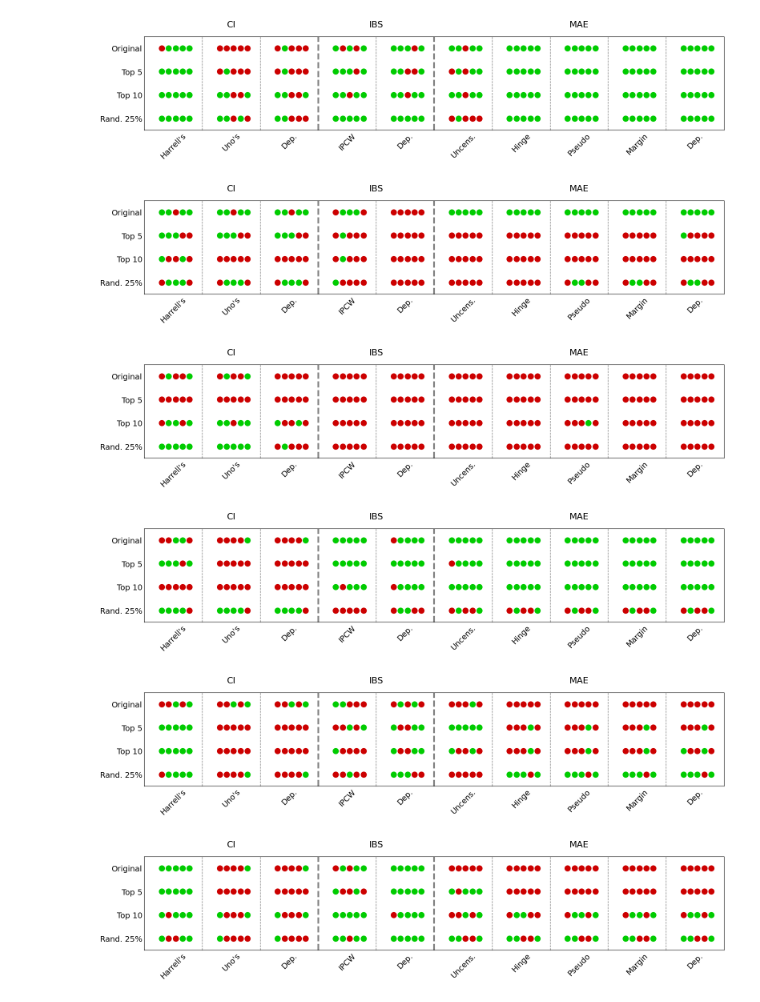
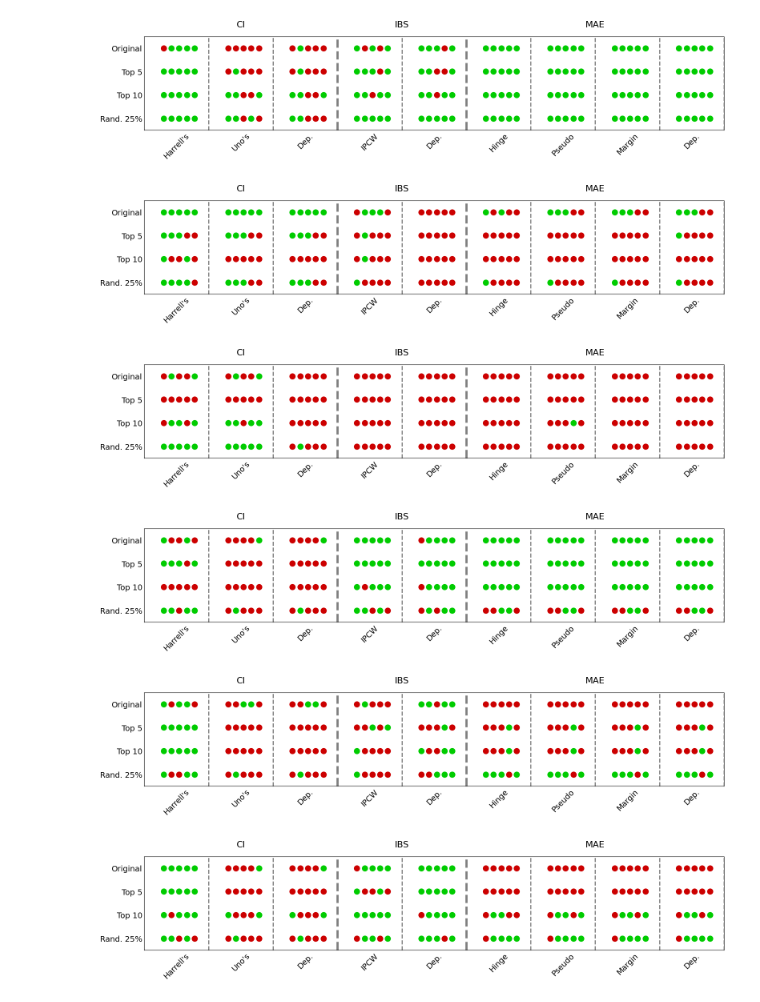
Before and after one commit to thecml/DependentEVAL, a Jupyter notebook: notebooks/plot_semisynthetic_ranking.ipynb, the cells around one changed output. Drawn from its saved outputs; the diff is of its cells as text; code cells hidden in the pictures.

```diff
--- a/notebooks/plot_semisynthetic_ranking.ipynb
+++ b/notebooks/plot_semisynthetic_ranking.ipynb
@@ -33,7 +33,7 @@ results = pd.read_csv(Path.joinpath(cfg.RESULTS_DIR, "semisynthetic_results.csv"
 # %%
 # Define metrics
 metrics = ["CIHarrell", "CIUno", "CIDepIPCW", "IBSIPCW", "IBSDepBG",
-           "MAEUncens", "MAEHinge", "MAEPseudo", "MAEMargin", "MAEDepBG"]
+           "MAEHinge", "MAEPseudo", "MAEMargin", "MAEDepBG"]
 
 datasets = ["metabric", "mimic_all", "mimic_hospital", "seer_brain", "seer_liver", "seer_stomach"]
 strategies = ['random_25', 'top_10', 'top_5', 'original']
@@ -53,7 +53,6 @@ metric_mapping = {
     "CIDepIPCW": 'Dep.',
     "IBSIPCW": "IPCW",
     "IBSDepBG": "Dep.",
-    "MAEUncens": "Uncens.",
     "MAEHinge": "Hinge",
     "MAEPseudo": "Pseudo",
     "MAEMargin": "Margin",
@@ -64,7 +63,7 @@ metric_mapping = {
 metric_to_group = {
     **dict.fromkeys(["CIHarrell", "CIUno", "CIDepIPCW"], "CI"),
     **dict.fromkeys(["IBSIPCW", "IBSDepBG"], "IBS"),
-    **dict.fromkeys(["MAEUncens", "MAEHinge", "MAEPseudo", "MAEMargin", "MAEDepBG"], "MAE"),
+    **dict.fromkeys(["MAEHinge", "MAEPseudo", "MAEMargin", "MAEDepBG"], "MAE"),
 }
 
 top_k = 3
@@ -100,6 +99,7 @@ for dataset in datasets:
 
                 # Plot the correct dot (green) or incorrect dot (red)
                 color = dimGreen if correct else dimRed
+
                 # Position the dots progressively to the right for each seed (shift by 0.2 for each seed)
                 ax.scatter(j + k * 0.12 - 0.2, i, color=color, s=100, marker='o')
 
@@ -115,39 +115,39 @@ for dataset in datasets:
 
     # Add vertical lines between metric groups
     metric_groups = ["CI", "IBS", "MAE"]  # Define the metric groups
     group_positions = [3, 5] # Add vertical lines between group 0-1 and 1-2 (in between the metrics)
     for pos in group_positions:
-        ax.axvline(x=pos - 0.5, color='gray', linestyle='--', linewidth=3)  # Add the vertical line
+        ax.axvline(x=pos - 0.5, color='gray', linestyle='--', linewidth=4)  # Add the vertical line
 
     group_positions = [1, 2, 4, 6, 7, 8, 9, 11] # Add vertical lines between group 0-1 and 1-2 (in between the metrics)
     for pos in group_positions:
-        ax.axvline(x=pos - 0.5, color='gray', linestyle='--', linewidth=1)  # Add the vertical line
+        ax.axvline(x=pos - 0.5, color='gray', linestyle='--', linewidth=2)  # Add the vertical line
 
     # Adjust the placement of dots to be centered above the x-ticks
     for j in range(len(metrics)):
         ax.scatter(j, len(strategies) - 3, color='white', s=0)  # Add empty scatter at the exact x-tick positions
 
     # Add titles for each metric group
     group_titles = ["CI", "IBS", "MAE"]
-    group_start_positions = [0, 3, 5]  # Start positions of each group
+    group_start_positions = [0, 3, 4.5]  # Start positions of each group
     group_widths = [2, 1, 4]  # Widths of each group
     for i, (start, width, group_title) in enumerate(zip(group_start_positions, group_widths, group_titles)):
         ax.text(start + width / 2, 4, group_title, fontsize=16, ha='center', va='center')
 
     # Adjust the plot limits to add padding inside the grid
     ax.set_xlim(-0.5, len(metrics) - 0.5)  # Add padding to the x-axis limits
     ax.set_ylim(-0.5, len(strategies) - 0.5)  # Add padding to the y-axis limits
 
     plt.tick_params(axis='y', which='both', length=0)
     plt.tick_params(axis='x', which='both', length=0)
 
     plt.tight_layout()
     plt.savefig(f"{cfg.PLOTS_DIR}/ranking_error_{dataset}.pdf", format='pdf', bbox_inches='tight')
     plt.show()
 # %% [output]
-[figure, old version]
+[figure, new version]
-[figure, old version]
+[figure, new version]
-[figure, old version]
+[figure, new version]
-[figure, old version]
+[figure, new version]
-[figure, old version]
+[figure, new version]
-[figure, old version]
+[figure, new version]
```
Also changed, not shown: 16 other files.
